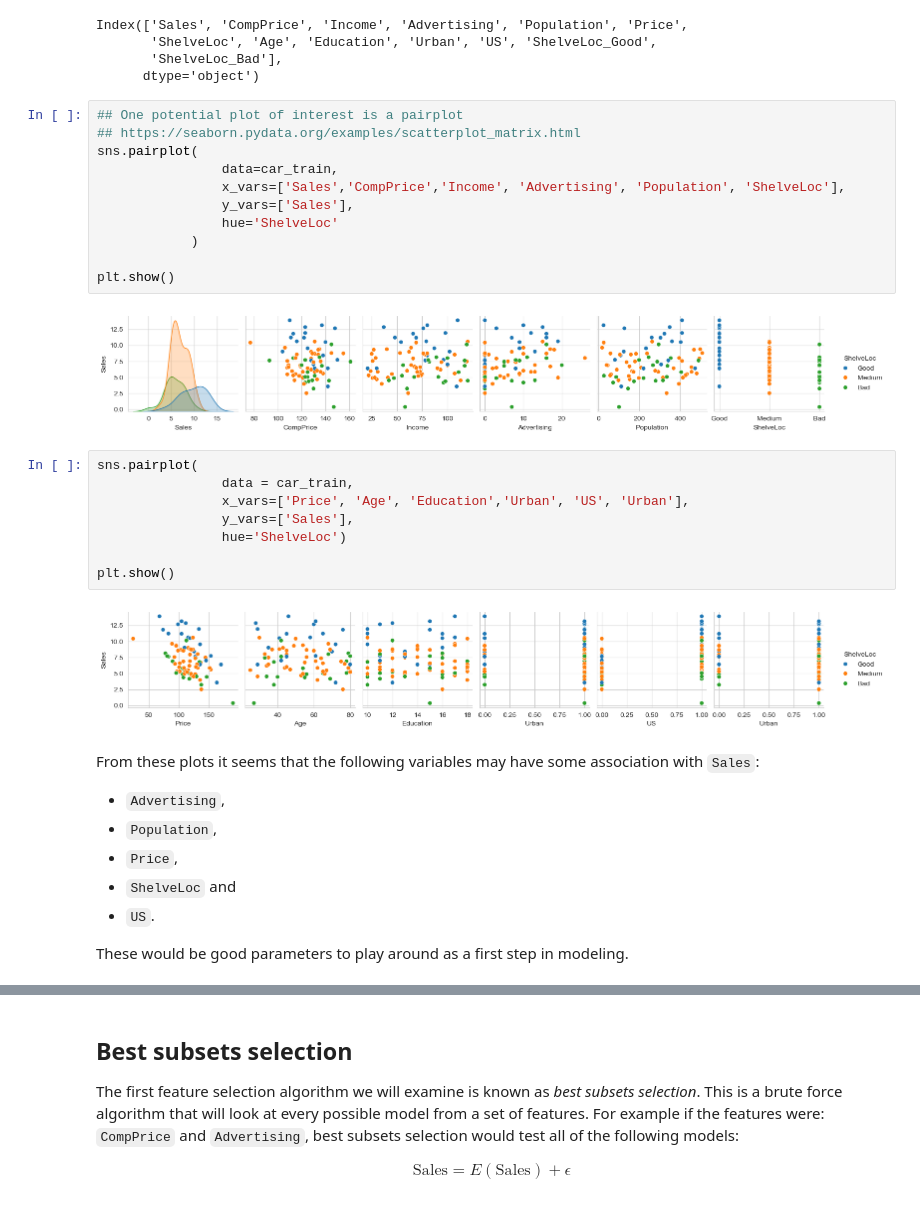
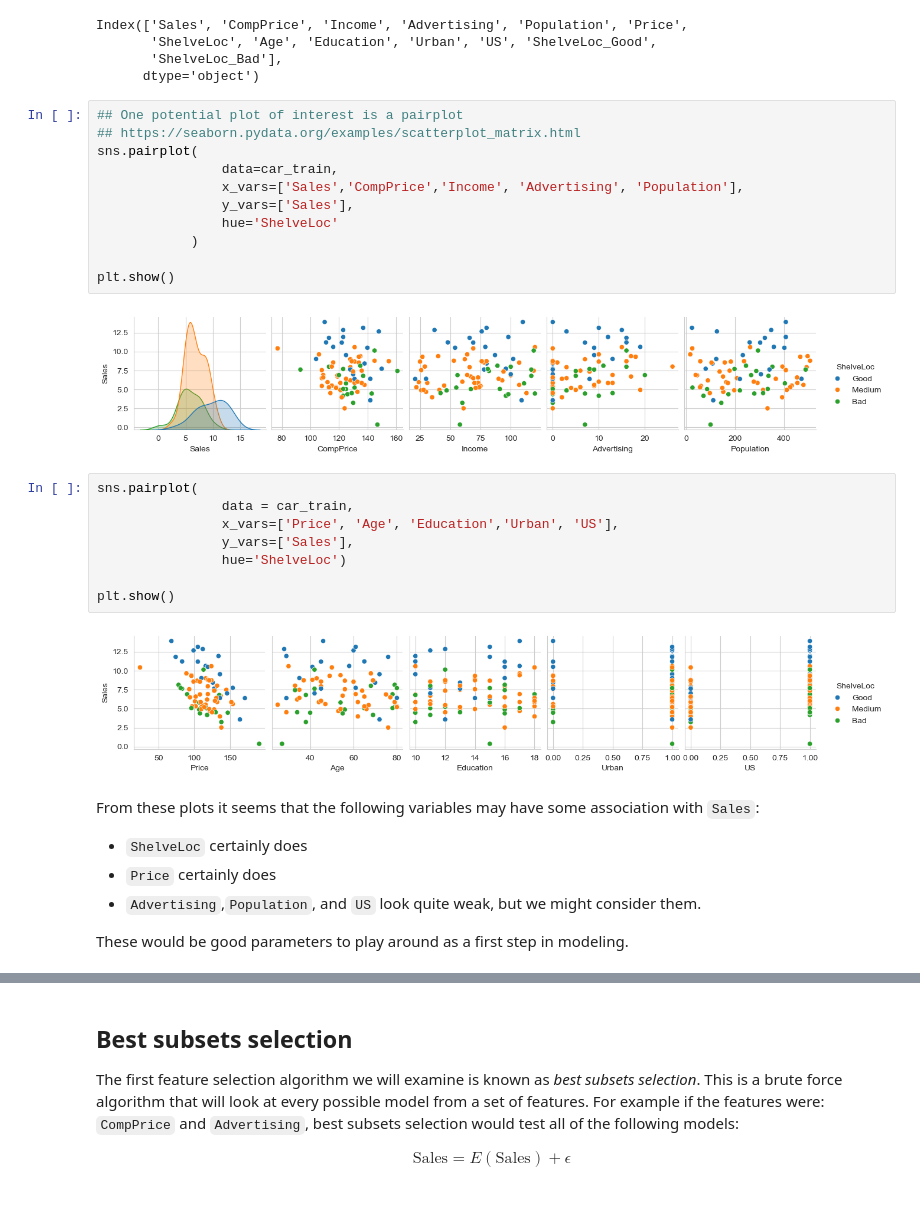
Before and after one commit to parabamoghv/Erdos_AU2024_copy, a Jupyter notebook: week_05_regression_III/lecture_5/3_Feature_Selection_Approaches.ipynb, the cells around one changed output, grey strips where cells are left out. Drawn from its saved outputs; the diff is of its cells as text.

```diff
--- a/week_05_regression_III/lecture_5/3_Feature_Selection_Approaches.ipynb
+++ b/week_05_regression_III/lecture_5/3_Feature_Selection_Approaches.ipynb
@@ -84,33 +85,32 @@ Index(['Sales', 'CompPrice', 'Income', 'Advertising', 'Population', 'Price',
 # %%
 ## One potential plot of interest is a pairplot
 ## https://seaborn.pydata.org/examples/scatterplot_matrix.html
 sns.pairplot(
                 data=car_train,
-                x_vars=['Sales','CompPrice','Income', 'Advertising', 'Population', 'ShelveLoc'],
+                x_vars=['Sales','CompPrice','Income', 'Advertising', 'Population'],
                 y_vars=['Sales'],
                 hue='ShelveLoc'
             )
 
 plt.show()
 # %% [output]
-[figure, old version]
+[figure, new version]
 # %%
 sns.pairplot(
                 data = car_train,
-                x_vars=['Price', 'Age', 'Education','Urban', 'US', 'Urban'],
+                x_vars=['Price', 'Age', 'Education','Urban', 'US'],
                 y_vars=['Sales'],
                 hue='ShelveLoc')
 
 plt.show()
 # %% [output]
-[figure, old version]
+[figure, new version]
 # %% [markdown]
 From these plots it seems that the following variables may have some association with `Sales`:
-- `Advertising`,
-- `Population`,
-- `Price`,
-- `ShelveLoc` and
-- `US`.
+
+- `ShelveLoc` certainly does
+- `Price` certainly does
+- `Advertising`,`Population`, and `US` look quite weak, but we might consider them.
 
 These would be good parameters to play around as a first step in modeling.
 # %% [markdown]
```
Also changed, not shown: parts of 5 cells of this notebook.
